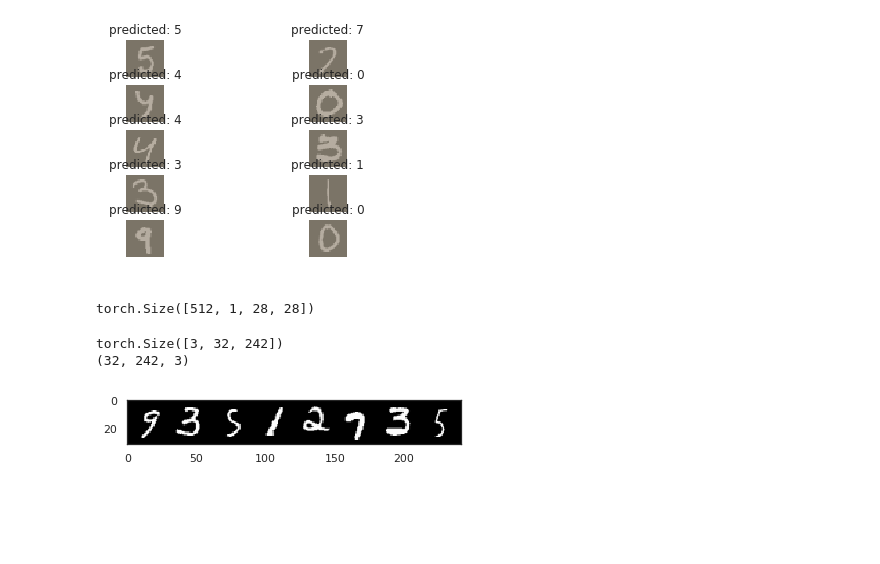
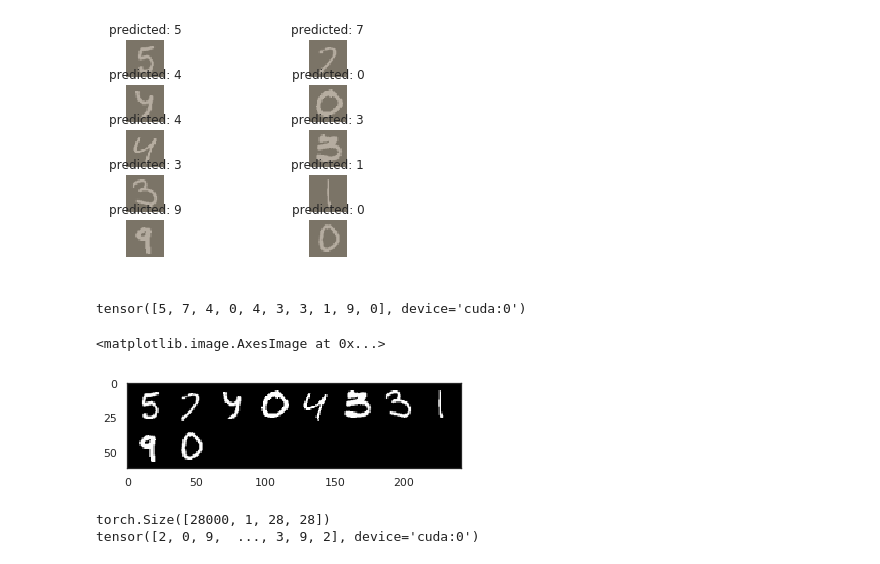
Before and after one commit to KenyonY/my-deep-learning, a Jupyter notebook: Digit_Recognizer.ipynb, the cells around one changed output. Cells and saved outputs as stored; diff of their text form; code cells hidden in the pictures; blank space fills up the shorter version.

```diff
--- a/Digit_Recognizer.ipynb
+++ b/Digit_Recognizer.ipynb
@@ -398,17 +395,28 @@ data = next(iter(test_loader))
-# %%
-data.size()
-# %% [output]
-torch.Size([512, 1, 28, 28])
 # %%
-def
-temp0 = torchvision.utils.make_grid(data[:8,:,:,:])
+data = test[:10,:,:,:]
+result = predict_model(model,data)
+
+print(result)
+temp0 = torchvision.utils.make_grid(data)
 
 temp0=temp0.numpy().transpose((1,2,0))
 
-
 plt.imshow(temp0)
 plt.show()
 # %% [output]
-torch.Size([3, 32, 242])
-(32, 242, 3)
+tensor([5, 7, 4, 0, 4, 3, 3, 1, 9, 0], device='cuda:0')
+<matplotlib.image.AxesImage at 0x...>
-[figure, old version]
+[figure, new version]
+# %%
+data = test
+print(data.shape)
+result = predict_model(model,test)
+print(result)
+result = result.cpu().numpy()
+
+result = pd.Series(result,name="Label")
+
+result = pd.concat([pd.Series(range(1,28001),name = "ImageId"),result],axis = 1)
+# %% [output]
+torch.Size([28000, 1, 28, 28])
+tensor([2, 0, 9,  ..., 3, 9, 2], device='cuda:0')
```
Also changed, not shown: parts of 4 cells of this notebook.
